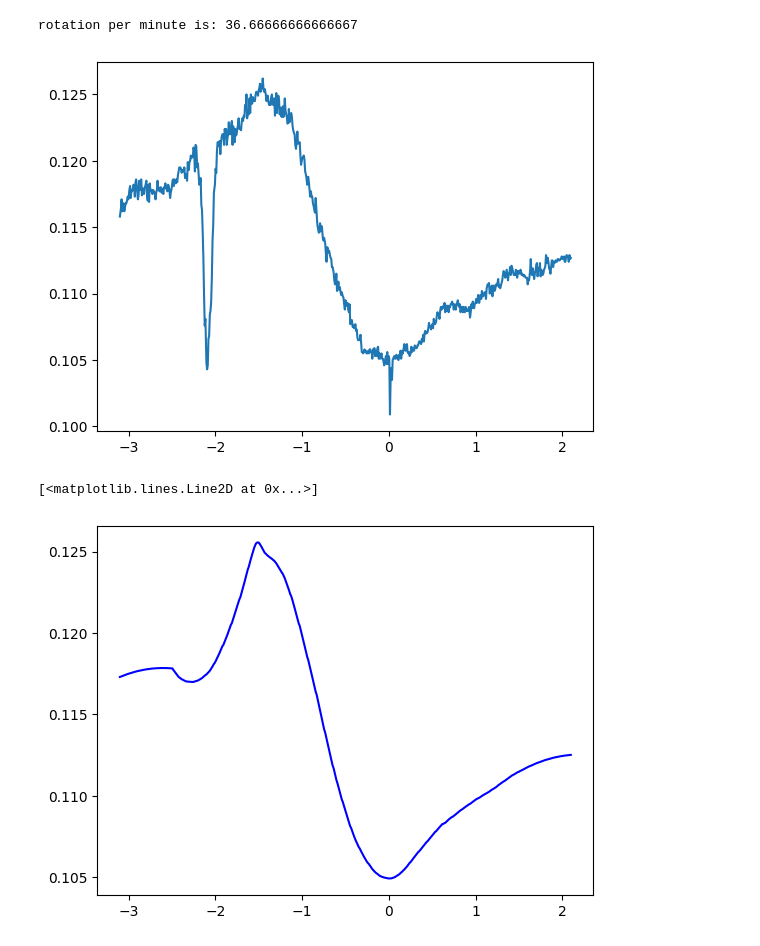
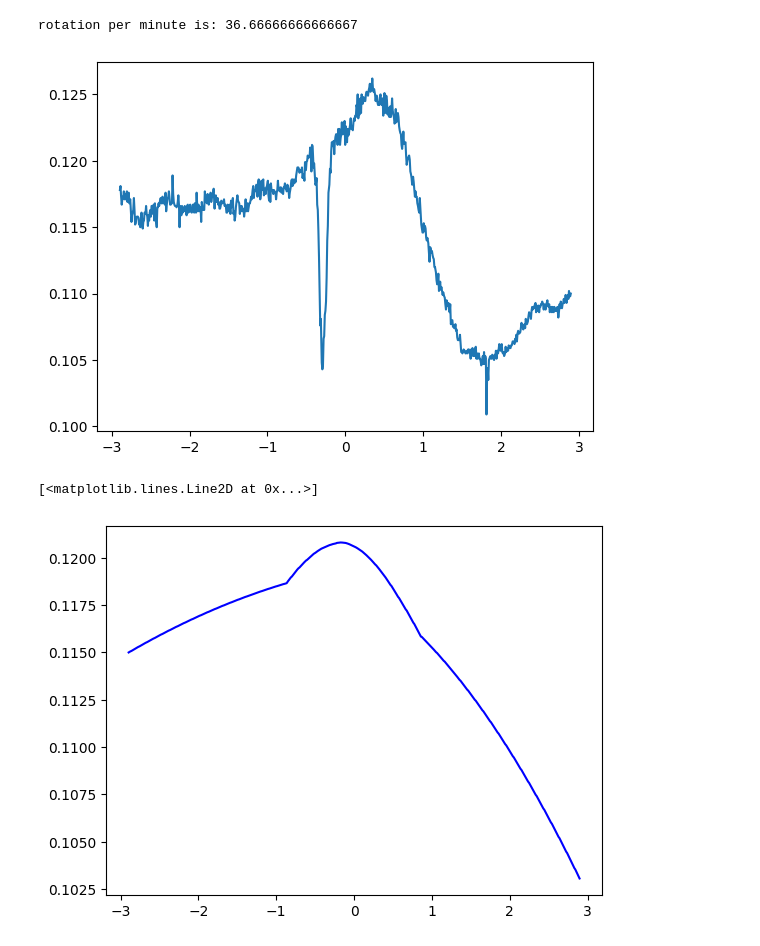
Before and after one commit to peakcipher/coursework, a Jupyter notebook: 22O1/data_31.ipynb, the cells around one changed output. Saved outputs shown, nothing was run; the diff lists cells and outputs as text; code cells hidden in the pictures.

```diff
--- a/22O1/data_31.ipynb
+++ b/22O1/data_31.ipynb
@@ -1,44 +1,45 @@
 # %%
 import pandas as pd
 import numpy as np
 import matplotlib.pyplot as plt
+from uncertainties import ufloat
 
 data = pd.read_csv('Multi_31.txt', skiprows = 29,sep='\t')
 
 data.columns = ['Timestamp', 'Channel A', 'Channel B', 'Unnamed']
 data_1 = data.drop('Channel B', axis=1)
 data_2 = data_1.drop('Unnamed', axis=1)
 data_2['Channel A'] = pd.to_numeric(data_2["Channel A"], errors='coerce')
 data_3 = data_2.dropna()
 #print(data_3)
 data_4 = data_3.to_numpy()
 
 lin_v = 1.1/9
 
 data_4[:,0] = data_4[:,0]*lin_v   #dist
 
-trial1_arr = data_4[data_4[:, 0]<11]
-trial_arr = trial1_arr[trial1_arr[:,0]>5.8]
+trial1_arr = data_4[data_4[:, 0]<10]
+trial_arr = trial1_arr[trial1_arr[:,0]>4.2]
 
-data_zf = trial_arr[:,0]-8.9
+data_zf = trial_arr[:,0]-7.1
 data_T = trial_arr[:,1]
 
 rpm = 10/(2/(60*lin_v))
 print("rotation per minute is:", rpm)
 
 plt.plot(data_zf, data_T)
 plt.show()
 # %% [output]
 rotation per minute is: 36.66666666666667
-[figure, old version]
+[figure, new version]
 # %%
 from scipy.signal import savgol_filter
 
-w = savgol_filter(data_T, 150, 2)
+w = savgol_filter(data_T, 500, 2)
 plt.plot(data_zf, w, 'b')  # smooth by filter
 # %% [output]
 [<matplotlib.lines.Line2D at 0x...>]
-[figure, old version]
+[figure, new version]
 # %%
 from scipy.optimize import curve_fit
 
```
Also changed, not shown: parts of 1 cell of this notebook, 7 other files.
